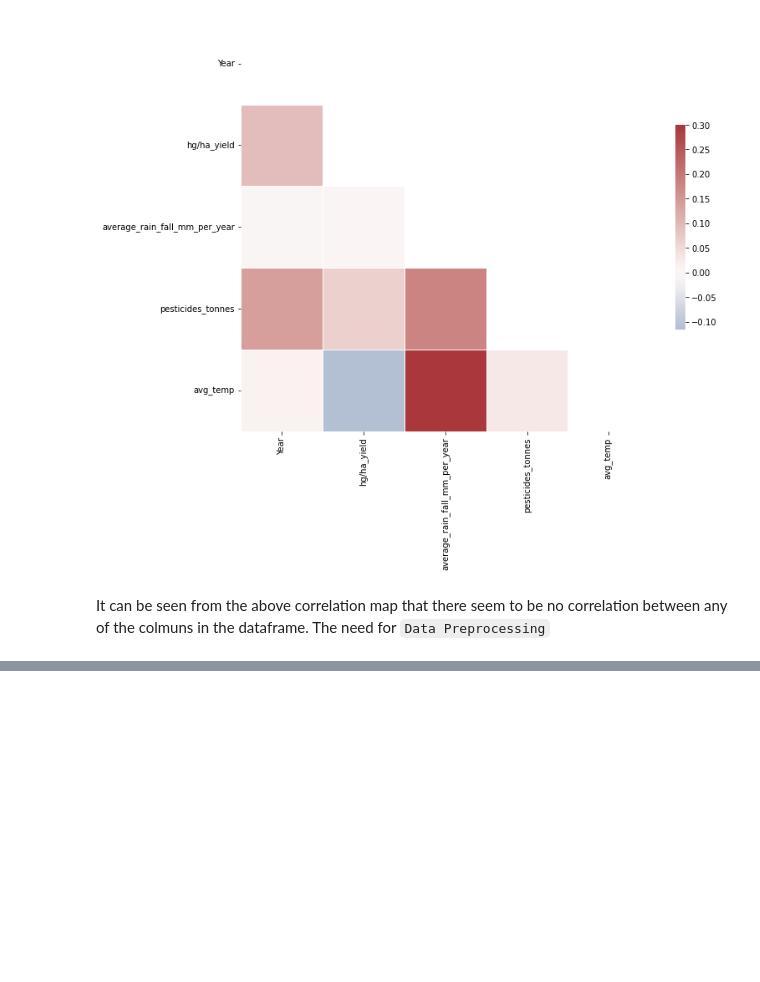
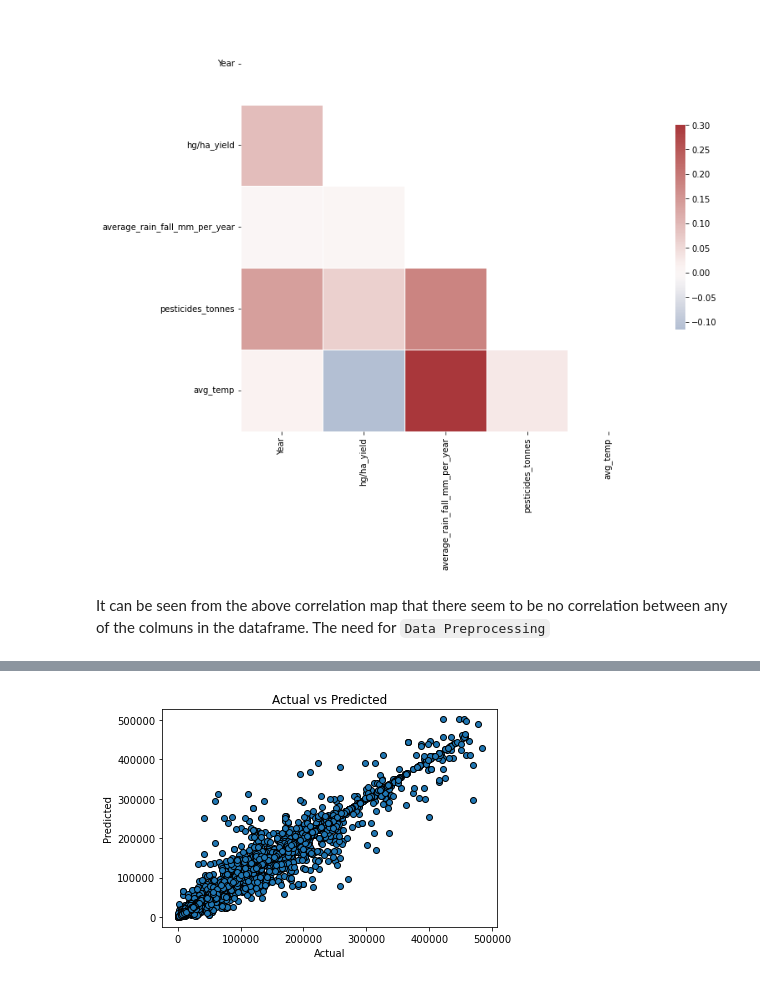
Before and after one commit to Zummit-Africa-Inc/Crop-Yield-Prediction, a Jupyter notebook: tasks/Crop-Yield-Prediction1/Crop-Yield-Prediction.ipynb, the cells around one changed output, grey strips where cells are left out. Drawn from its saved outputs; the diff is of its cells as text; code cells hidden in the pictures; blank space fills up the shorter version.

```diff
--- a/tasks/Crop-Yield-Prediction1/Crop-Yield-Prediction.ipynb
+++ b/tasks/Crop-Yield-Prediction1/Crop-Yield-Prediction.ipynb
@@ -427,0 +554,14 @@ It can be seen from the above correlation map that there seem to be no correlati
+# %%
+#setting test data to columns from dataframe and excluding 'hg/ha_yield' values where ML model should be predicting
+
+test_df=pd.DataFrame(test_data,columns=yield_df_onehot.loc[:, yield_df_onehot.columns != 'hg/ha_yield'].columns)
+
+# using stack function to return a reshaped DataFrame by pivoting the columns of the current dataframe
+
+cntry=test_df[[col for col in test_df.columns if 'Country' in col]].stack()[test_df[[col for col in test_df.columns if 'Country' in col]].stack()>0]
+cntrylist=list(pd.DataFrame(cntry).index.get_level_values(1))
+countries=[i.split("_")[1] for i in cntrylist]
+itm=test_df[[col for col in test_df.columns if 'Item' in col]].stack()[test_df[[col for col in test_df.columns if 'Item' in col]].stack()>0]
+itmlist=list(pd.DataFrame(itm).index.get_level_values(1))
+items=[i.split("_")[1] for i in itmlist]
+test_df.head()
@@ -427,0 +576,4 @@ It can be seen from the above correlation map that there seem to be no correlati
+# %%
+test_df.drop([col for col in test_df.columns if 'Item' in col],axis=1,inplace=True)
+test_df.drop([col for col in test_df.columns if 'Country' in col],axis=1,inplace=True)
+test_df.head()
@@ -427,0 +587,4 @@ It can be seen from the above correlation map that there seem to be no correlati
+# %%
+test_df['Country']=countries
+test_df['Item']=items
+test_df.head()
@@ -427,0 +598,8 @@ It can be seen from the above correlation map that there seem to be no correlati
+# %%
+clf=DecisionTreeRegressor()
+model=clf.fit(train_data,train_labels)
+
+test_df["yield_predicted"]= model.predict(test_data)
+test_df["yield_actual"]=pd.DataFrame(test_labels)["hg/ha_yield"].tolist()
+test_group=test_df.groupby("Item")
+test_group.apply(lambda x: r2_score(x.yield_actual,x.yield_predicted))
@@ -427,0 +619,13 @@ It can be seen from the above correlation map that there seem to be no correlati
+# %%
+# So let's run the model actual values against the predicted ones
+
+fig, ax = plt.subplots()
+
+ax.scatter(test_df["yield_actual"], test_df["yield_predicted"],edgecolors=(0, 0, 0))
+
+ax.set_xlabel('Actual')
+ax.set_ylabel('Predicted')
+ax.set_title("Actual vs Predicted")
+plt.show()
+# %% [output]
+[figure, added]
```
Also changed, not shown: parts of 36 cells of this notebook.
